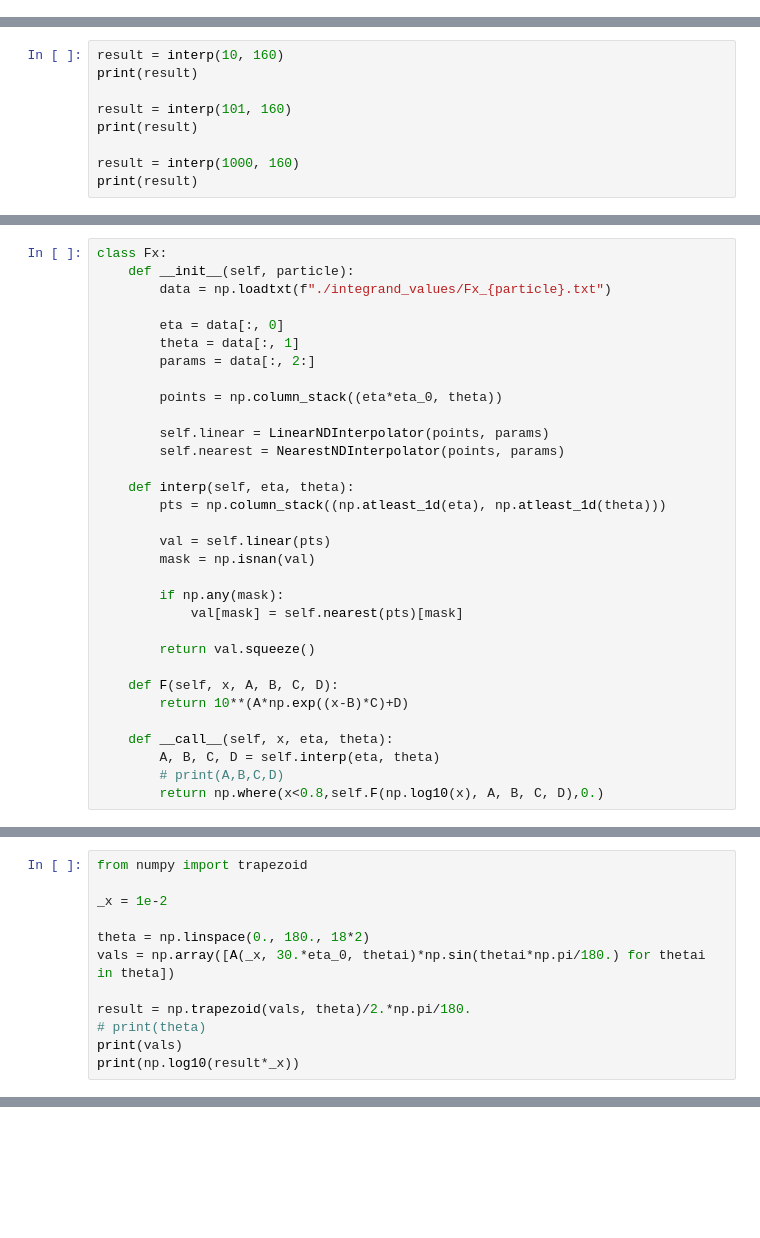
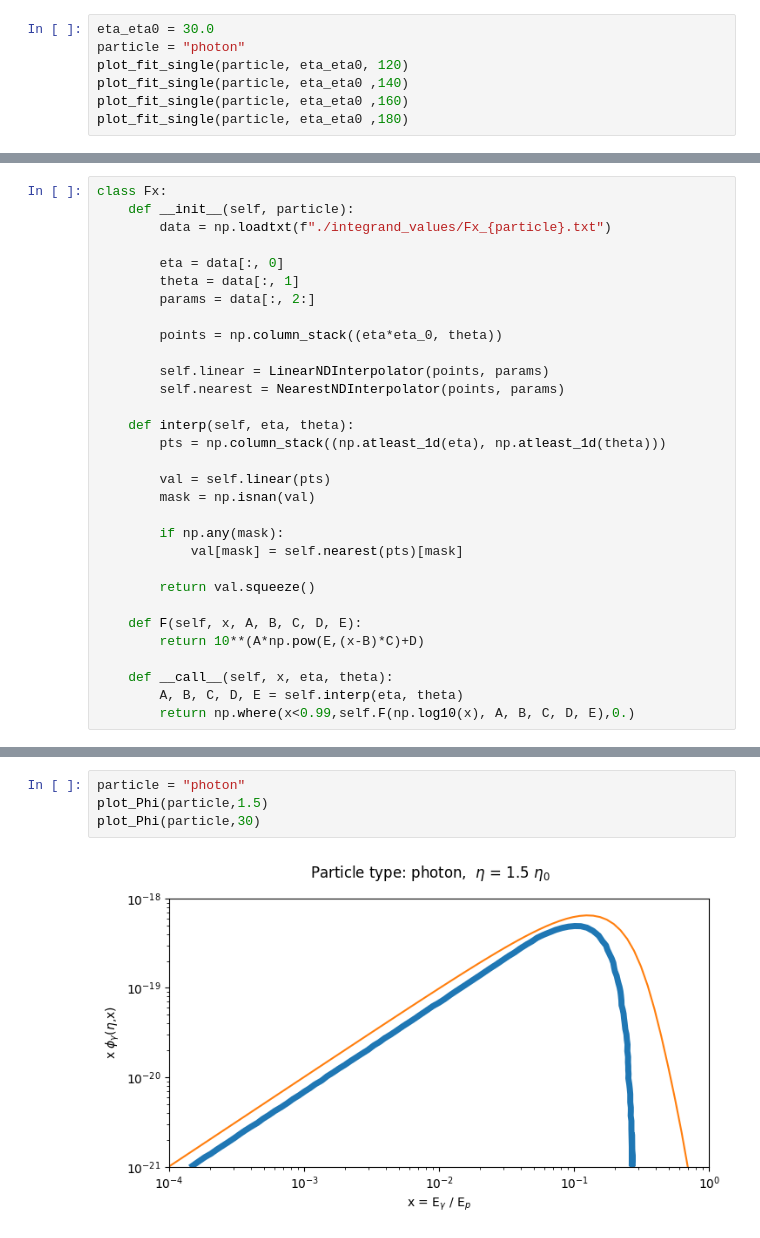
Before and after one commit to pwit07/sophia_next, a Jupyter notebook: src/Fitting.ipynb, the cells around one changed output, grey strips where cells are left out. Drawn from its saved outputs; the diff is of its cells as text; blank space fills up the shorter version.

```diff
--- a/src/Fitting.ipynb
+++ b/src/Fitting.ipynb
@@ -65,0 +79,7 @@ ax.set_ylim(-21,-14)
+# %%
+eta_eta0 = 30.0
+particle = "photon"
+plot_fit_single(particle, eta_eta0, 120)
+plot_fit_single(particle, eta_eta0 ,140)
+plot_fit_single(particle, eta_eta0 ,160)
+plot_fit_single(particle, eta_eta0 ,180)
@@ -177,9 +204,0 @@ print(result)
-# %%
-result = interp(10, 160)
-print(result)
-
-result = interp(101, 160)
-print(result)
-
-result = interp(1000, 160)
-print(result)
@@ -214,10 +227,9 @@ class Fx:
 
         return val.squeeze()
 
-    def F(self, x, A, B, C, D):
-        return 10**(A*np.exp((x-B)*C)+D)
+    def F(self, x, A, B, C, D, E):
+        return 10**(A*np.pow(E,(x-B)*C)+D)
 
     def __call__(self, x, eta, theta):
-        A, B, C, D = self.interp(eta, theta)
-        # print(A,B,C,D)
-        return np.where(x<0.8,self.F(np.log10(x), A, B, C, D),0.)
+        A, B, C, D, E = self.interp(eta, theta)
+        return np.where(x<0.99,self.F(np.log10(x), A, B, C, D, E),0.)
@@ -236,12 +235,0 @@ eta_0 = 0.313
-# %%
-from numpy import trapezoid
-
-_x = 1e-2
-
-theta = np.linspace(0., 180., 18*2)
-vals = np.array([A(_x, 30.*eta_0, thetai)*np.sin(thetai*np.pi/180.) for thetai in theta])
-
-result = np.trapezoid(vals, theta)/2.*np.pi/180.
-# print(theta)
-print(vals)
-print(np.log10(result*_x))
@@ -289,0 +287,6 @@ ax.loglog(_x,Y)
+# %%
+particle = "photon"
+plot_Phi(particle,1.5)
+plot_Phi(particle,30)
+# %% [output]
+[figure, added]
```
Also changed, not shown: parts of 20 cells of this notebook.
